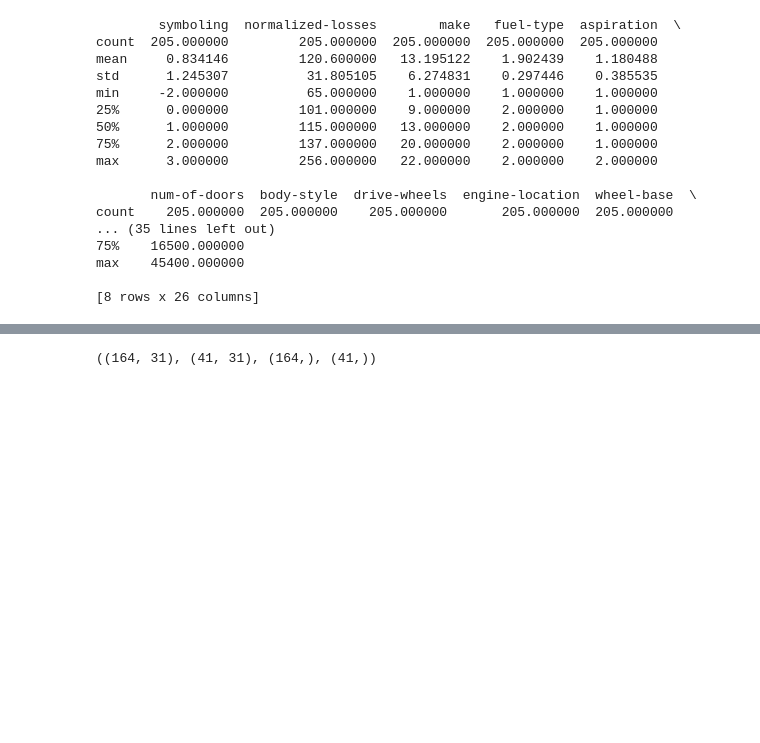
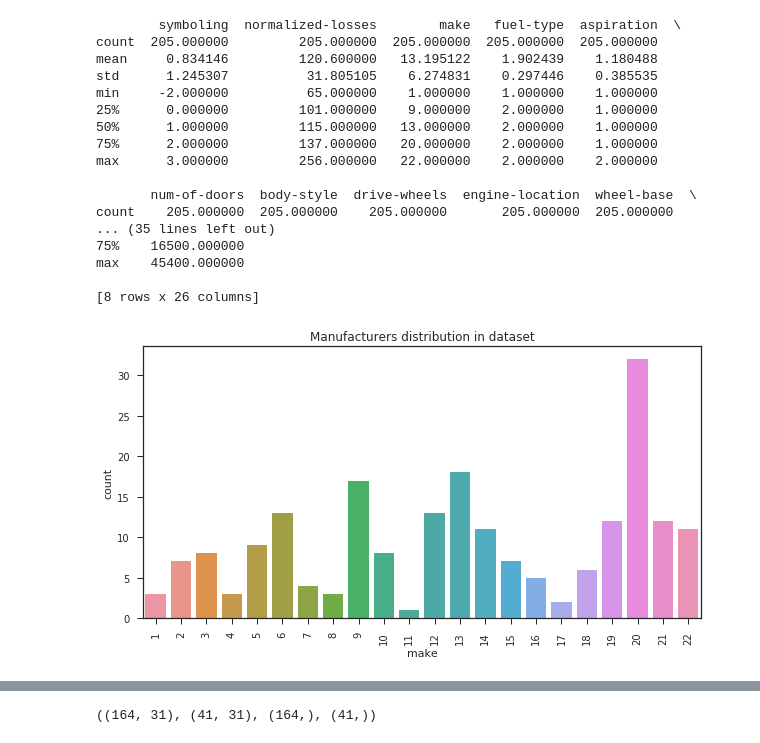
Before and after one commit to ck-unifr/auto1, a Jupyter notebook: auto1.ipynb, the cells around one changed output, grey strips where cells are left out. Drawn from its saved outputs; the diff is of its cells as text; code cells hidden in the pictures; blank space fills up the shorter version.

```diff
--- a/auto1.ipynb
+++ b/auto1.ipynb
@@ -138,3 +211,15 @@ count    205.000000  205.000000    205.000000       205.000000  205.000000
 max    45400.000000
 
 [8 rows x 26 columns]
+# %%
+from matplotlib import pyplot as plt
+
+plt.figure(figsize=(10,5))
+sns.countplot(x='make', data=df_raw)
+plt.xticks(rotation='vertical')
+plt.title('Manufacturers distribution in dataset')
+plt.show()
+
+# It shows that the top selling car manufactorer is Toyota (20)
+# %% [output]
+[figure, added]
```
Also changed, not shown: parts of 38 cells of this notebook.
